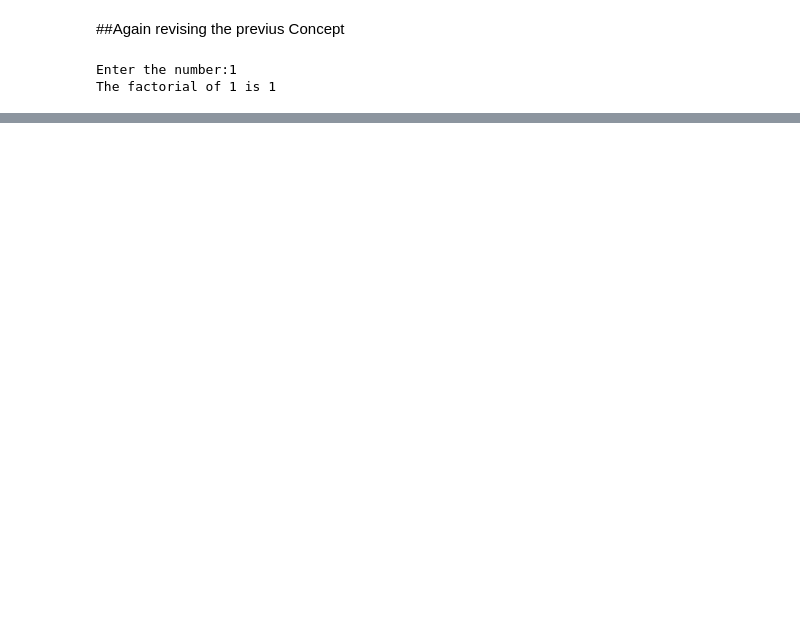
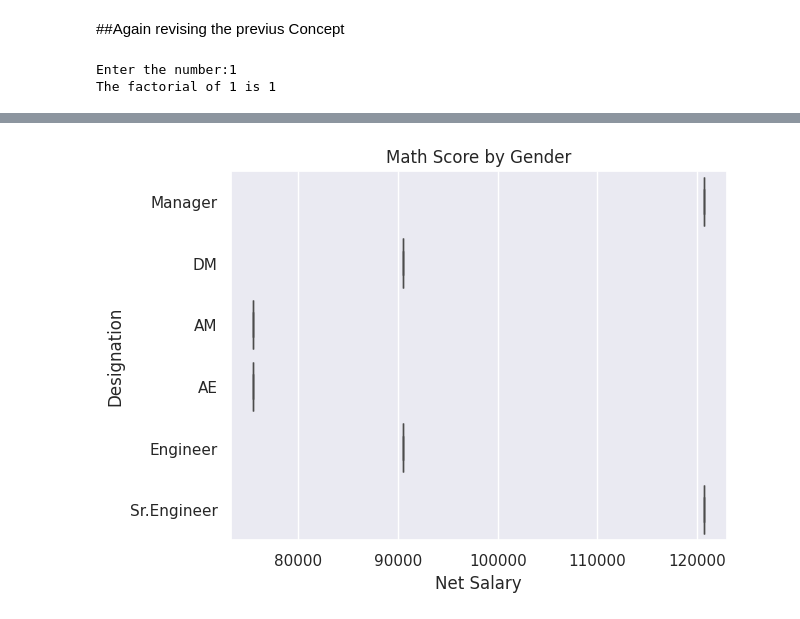
Before and after one commit to ZaidiSahab/Road-to-Data-Science, a Jupyter notebook: Learning_From_Youtube.ipynb, the cells around one changed output, grey strips where cells are left out. Cells and saved outputs as stored; diff of their text form; code cells hidden in the pictures; blank space fills up the shorter version.

```diff
--- a/Learning_From_Youtube.ipynb
+++ b/Learning_From_Youtube.ipynb
@@ -686,0 +697,6 @@ The factorial of 1 is 1
+# %%
+sns.boxplot(y='Designation', x='Net Salary', data=df)
+plt.title("Math Score by Gender")
+plt.show()
+# %% [output]
+[figure, added]
```
Also changed, not shown: parts of 8 cells of this notebook.
